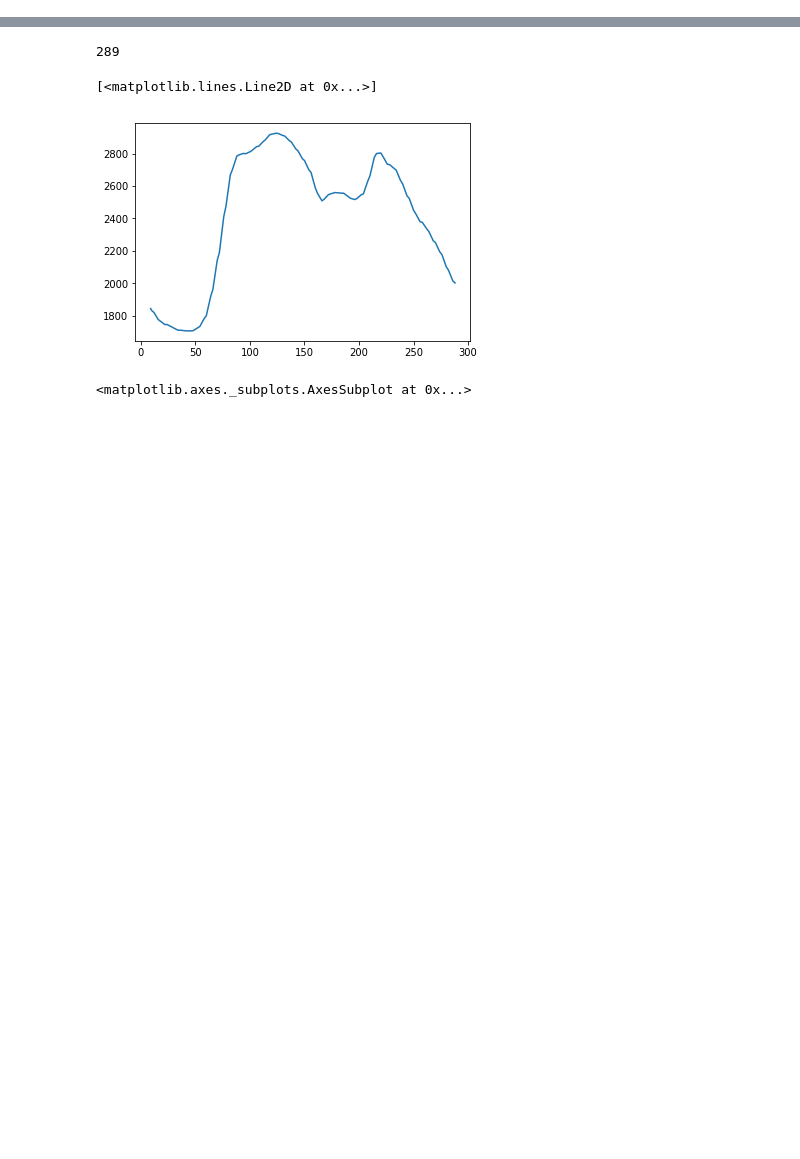
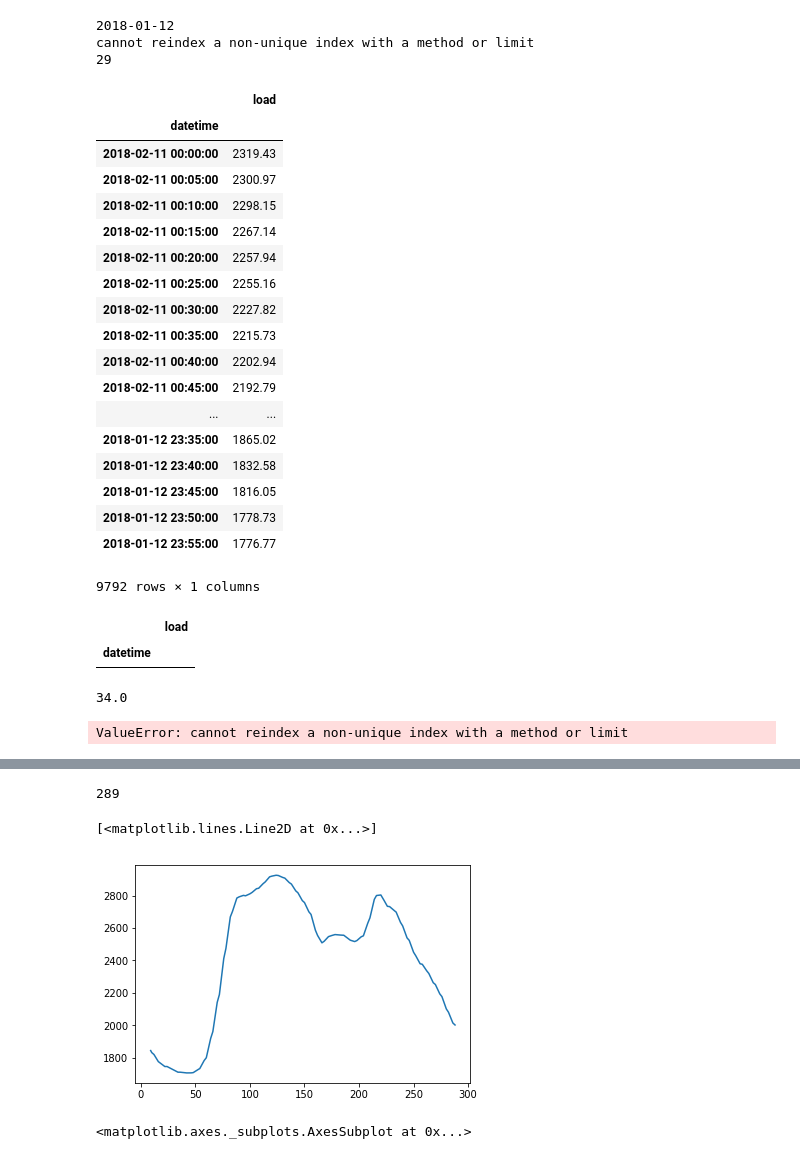
Before and after one commit to pyaf/load_forecasting, a Jupyter notebook: models/test.ipynb, the cells around one changed output, grey strips where cells are left out. Cells and saved outputs as stored; diff of their text form; code cells hidden in the pictures; blank space fills up the shorter version.

```diff
--- a/models/test.ipynb
+++ b/models/test.ipynb
@@ -130,0 +176,53 @@ Clipping data from 29/10/2018
+# %%
+for idx, i in enumerate(sorted(set(data.index.date))):
+    date = str(i)
+    try:
+    #     date = i.strftime("%d/%m/%Y")
+
+#         data.loc[date] = data[date].asfreq(freq="30Min", method="bfill")
+        data[date].asfreq(freq="30Min", method="bfill")
+    except Exception as e:
+        print(date)
+
+        print(e)
+print(idx)
+# %% [output]
+2018-01-12
+cannot reindex a non-unique index with a method or limit
+29
+# %%
+data:
+# %% [output]
+|  | load |
+| datetime |  |
+| 2018-02-11 00:00:00 | 2319.43 |
+| 2018-02-11 00:05:00 | 2300.97 |
+| 2018-02-11 00:10:00 | 2298.15 |
+| 2018-02-11 00:15:00 | 2267.14 |
+| 2018-02-11 00:20:00 | 2257.94 |
+| 2018-02-11 00:25:00 | 2255.16 |
+| 2018-02-11 00:30:00 | 2227.82 |
+| 2018-02-11 00:35:00 | 2215.73 |
+| 2018-02-11 00:40:00 | 2202.94 |
+| 2018-02-11 00:45:00 | 2192.79 |
+| ... | ... |
+| 2018-01-12 23:35:00 | 1865.02 |
+| 2018-01-12 23:40:00 | 1832.58 |
+| 2018-01-12 23:45:00 | 1816.05 |
+| 2018-01-12 23:50:00 | 1778.73 |
+| 2018-01-12 23:55:00 | 1776.77 |
+9792 rows × 1 columns
+# %%
+
+data.asfreq(freq="30Min")
+# %% [output]
+|  | load |
+| datetime |  |
+# %%
+data.shape[0]/288
+# %% [output]
+34.0
+# %%
+data.asfreq(freq="30Min", method="bfill")  # sample the data in hourly manner
+# %% [output]
+ValueError: cannot reindex a non-unique index with a method or limit
```
Also changed, not shown: parts of 19 cells of this notebook, 3 other files.
